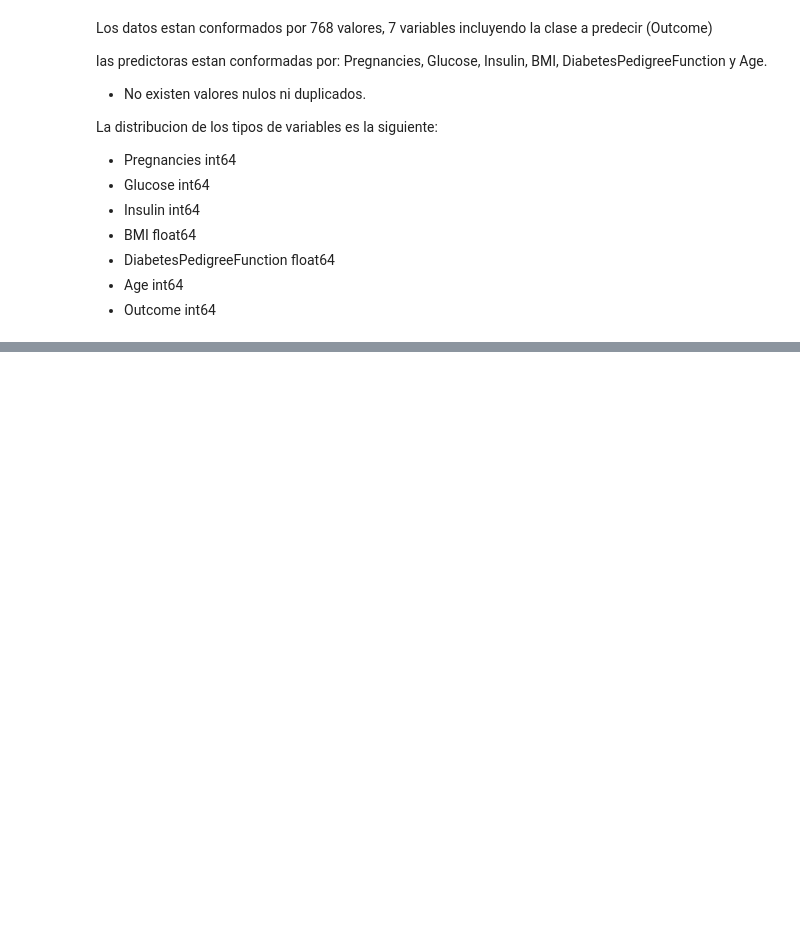
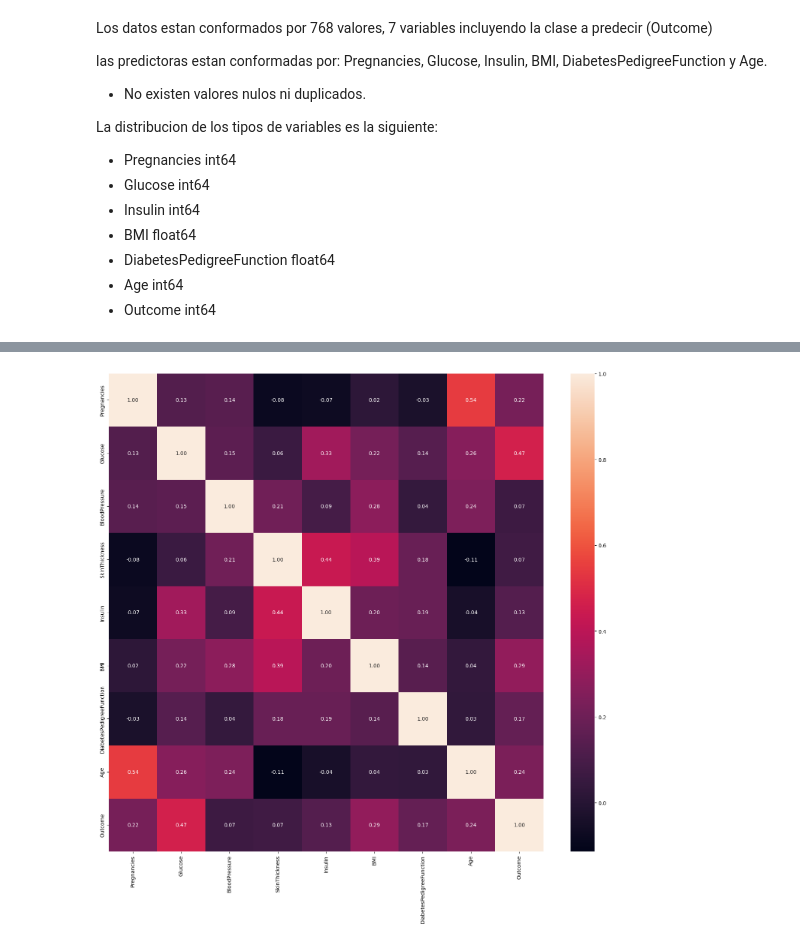
Before and after one commit to Jairo-Almanza/Proyecto-Arbol-de-Decision, a Jupyter notebook: src/explore.ipynb, the cells around one changed output, grey strips where cells are left out. Saved outputs shown, nothing was run; the diff lists cells and outputs as text; code cells hidden in the pictures; blank space fills up the shorter version.

```diff
--- a/src/explore.ipynb
+++ b/src/explore.ipynb
@@ -120,0 +217,12 @@ La distribucion de los tipos de variables es la siguiente:
+# %%
+# Matriz de Correlación
+fig, axis = plt.subplots(figsize = (15,15))
+matriz_corr=df_diabetes.corr()
+#print(matriz_corr)
+sns.heatmap(matriz_corr, annot = True, fmt = ".2f")
+
+plt.tight_layout()
+
+plt.show()
+# %% [output]
+[figure, added]
```
Also changed, not shown: parts of 8 cells of this notebook.
